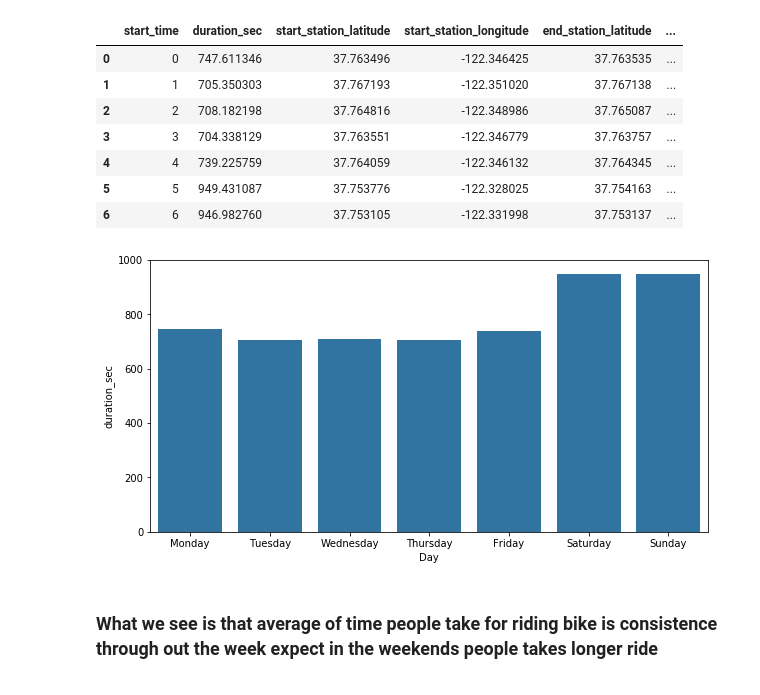
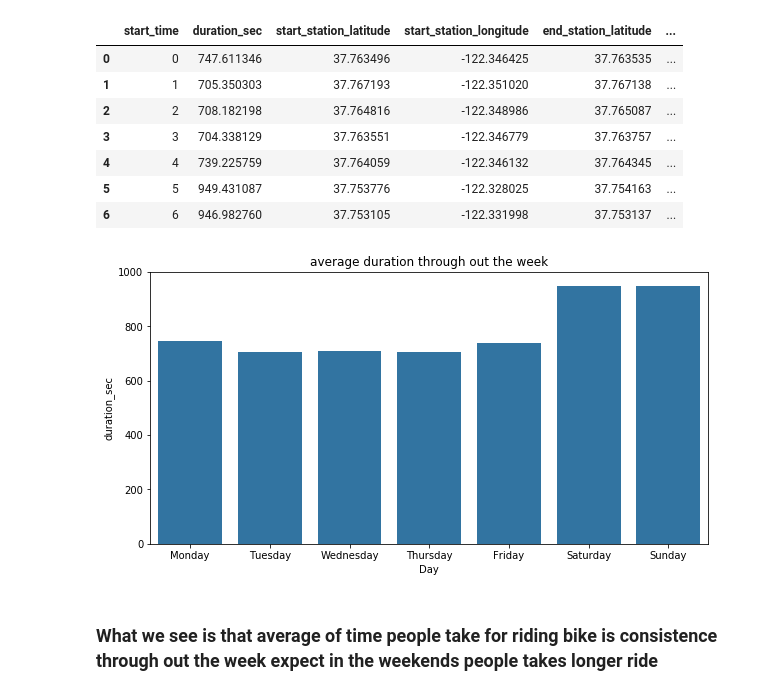
Before and after one commit to ZeadAlkhonein/FordGoBikeAnalysis, a Jupyter notebook: FordGoBikeAnalysis.ipynb, the cells around one changed output. Drawn from its saved outputs; the diff is of its cells as text; code cells hidden in the pictures.

```diff
--- a/FordGoBikeAnalysis.ipynb
+++ b/FordGoBikeAnalysis.ipynb
@@ -381,14 +410,16 @@ day_plot
 | 5 | 5 | 949.431087 | 37.753776 | -122.328025 | 37.754163 | ... |
 | 6 | 6 | 946.982760 | 37.753105 | -122.331998 | 37.753137 | ... |
 # %%
+#plot duration mean throught the week
 plt.figure(figsize=(10,5))
 sns.barplot(data=day_plot,x='start_time',y='duration_sec',color=color)
 plt.yticks([0,200,400,600,800,1000])
 plt.xticks([0,1,2,3,4,5,6],['Monday','Tuesday','Wednesday','Thursday','Friday','Saturday','Sunday'])
 plt.xlabel('Day')
+plt.title('average duration through out the week')
 plt.show()
 # %% [output]
-[figure, old version]
+[figure, new version]
 # %% [markdown]
 ### What we see is that average of time people take for riding bike is consistence through out the week expect in the weekends people takes longer ride
 # %%
```
Also changed, not shown: parts of 41 cells of this notebook, 2 other files.
